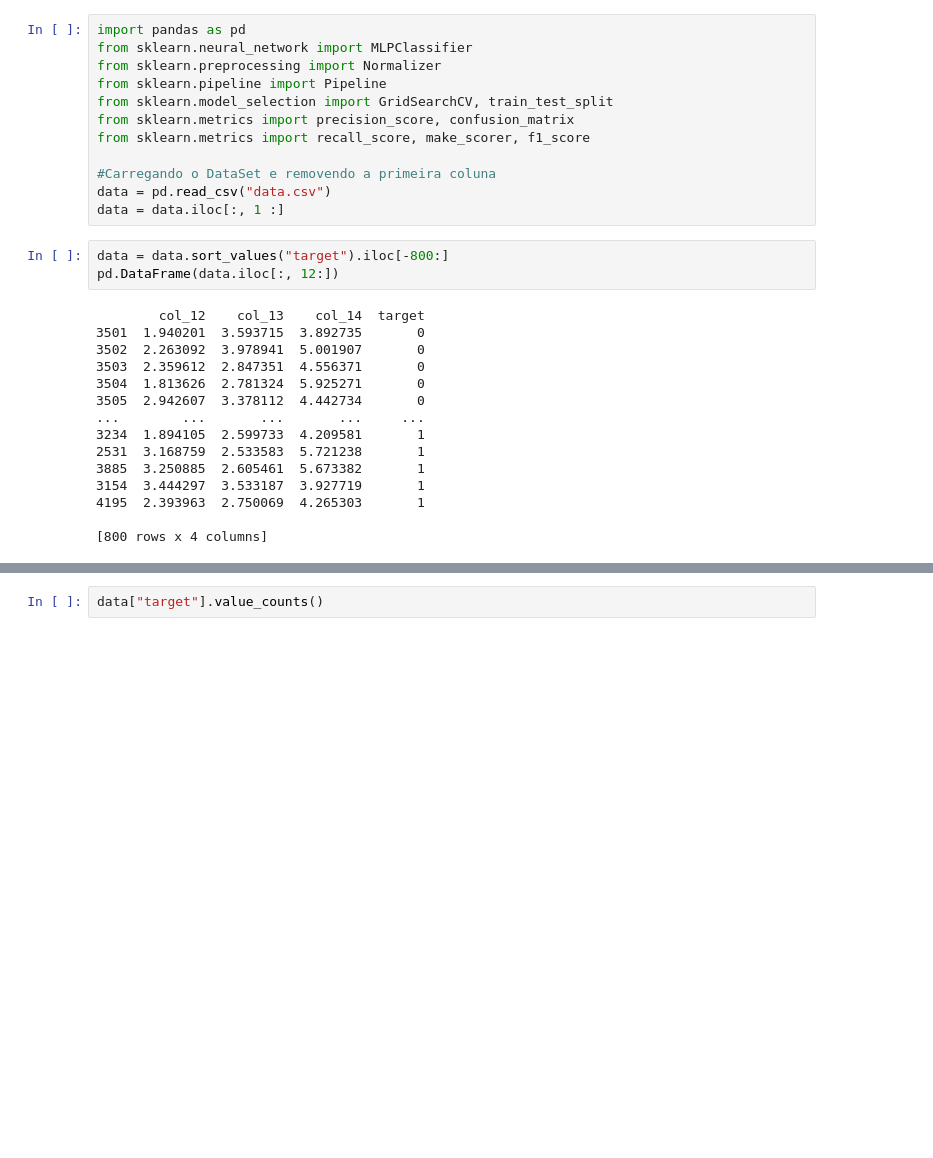
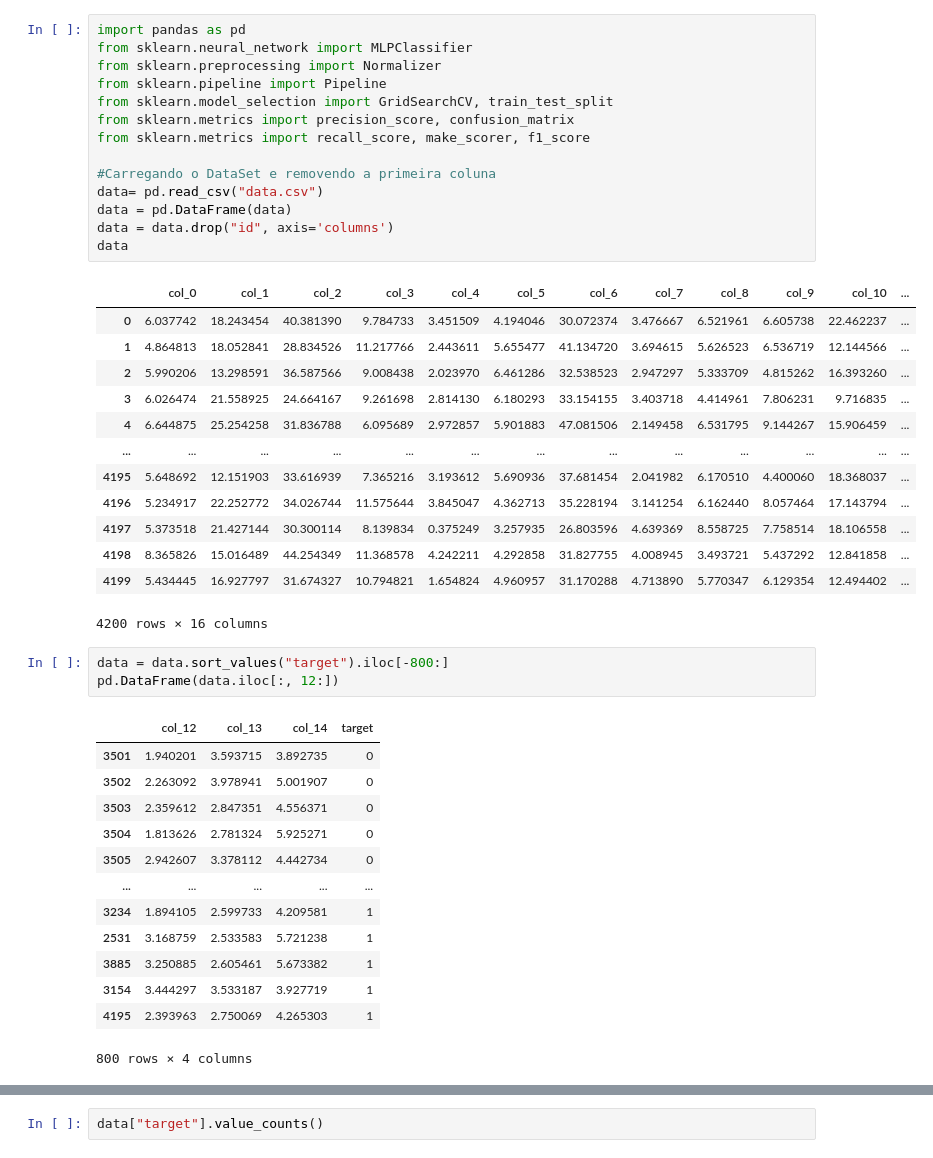
Before and after one commit to rhavyyz/ic_MLP, a Jupyter notebook: main.ipynb, the cells around one changed output, grey strips where cells are left out. Drawn from its saved outputs; the diff is of its cells as text; blank space fills up the shorter version.

```diff
--- a/main.ipynb
+++ b/main.ipynb
@@ -1,30 +1,45 @@
 # %%
 import pandas as pd
 from sklearn.neural_network import MLPClassifier
 from sklearn.preprocessing import Normalizer
 from sklearn.pipeline import Pipeline
 from sklearn.model_selection import GridSearchCV, train_test_split
 from sklearn.metrics import precision_score, confusion_matrix
 from sklearn.metrics import recall_score, make_scorer, f1_score
 
 #Carregando o DataSet e removendo a primeira coluna
-data = pd.read_csv("data.csv")
-data = data.iloc[:, 1 :]
+data= pd.read_csv("data.csv")
+data = pd.DataFrame(data)
+data = data.drop("id", axis='columns')
+data
+# %% [output]
+|  | col_0 | col_1 | col_2 | col_3 | col_4 | col_5 | col_6 | col_7 | col_8 | col_9 | col_10 | ... |
+| 0 | 6.037742 | 18.243454 | 40.381390 | 9.784733 | 3.451509 | 4.194046 | 30.072374 | 3.476667 | 6.521961 | 6.605738 | 22.462237 | ... |
+| 1 | 4.864813 | 18.052841 | 28.834526 | 11.217766 | 2.443611 | 5.655477 | 41.134720 | 3.694615 | 5.626523 | 6.536719 | 12.144566 | ... |
+| 2 | 5.990206 | 13.298591 | 36.587566 | 9.008438 | 2.023970 | 6.461286 | 32.538523 | 2.947297 | 5.333709 | 4.815262 | 16.393260 | ... |
+| 3 | 6.026474 | 21.558925 | 24.664167 | 9.261698 | 2.814130 | 6.180293 | 33.154155 | 3.403718 | 4.414961 | 7.806231 | 9.716835 | ... |
+| 4 | 6.644875 | 25.254258 | 31.836788 | 6.095689 | 2.972857 | 5.901883 | 47.081506 | 2.149458 | 6.531795 | 9.144267 | 15.906459 | ... |
+| ... | ... | ... | ... | ... | ... | ... | ... | ... | ... | ... | ... | ... |
+| 4195 | 5.648692 | 12.151903 | 33.616939 | 7.365216 | 3.193612 | 5.690936 | 37.681454 | 2.041982 | 6.170510 | 4.400060 | 18.368037 | ... |
+| 4196 | 5.234917 | 22.252772 | 34.026744 | 11.575644 | 3.845047 | 4.362713 | 35.228194 | 3.141254 | 6.162440 | 8.057464 | 17.143794 | ... |
+| 4197 | 5.373518 | 21.427144 | 30.300114 | 8.139834 | 0.375249 | 3.257935 | 26.803596 | 4.639369 | 8.558725 | 7.758514 | 18.106558 | ... |
+| 4198 | 8.365826 | 15.016489 | 44.254349 | 11.368578 | 4.242211 | 4.292858 | 31.827755 | 4.008945 | 3.493721 | 5.437292 | 12.841858 | ... |
+| 4199 | 5.434445 | 16.927797 | 31.674327 | 10.794821 | 1.654824 | 4.960957 | 31.170288 | 4.713890 | 5.770347 | 6.129354 | 12.494402 | ... |
+4200 rows × 16 columns
 # %%
 data = data.sort_values("target").iloc[-800:]
 pd.DataFrame(data.iloc[:, 12:])
 # %% [output]
+|  | col_12 | col_13 | col_14 | target |
+| 3501 | 1.940201 | 3.593715 | 3.892735 | 0 |
+| 3502 | 2.263092 | 3.978941 | 5.001907 | 0 |
+| 3503 | 2.359612 | 2.847351 | 4.556371 | 0 |
+| 3504 | 1.813626 | 2.781324 | 5.925271 | 0 |
+| 3505 | 2.942607 | 3.378112 | 4.442734 | 0 |
+| ... | ... | ... | ... | ... |
+| 3234 | 1.894105 | 2.599733 | 4.209581 | 1 |
+| 2531 | 3.168759 | 2.533583 | 5.721238 | 1 |
+| 3885 | 3.250885 | 2.605461 | 5.673382 | 1 |
+| 3154 | 3.444297 | 3.533187 | 3.927719 | 1 |
+| 4195 | 2.393963 | 2.750069 | 4.265303 | 1 |
-        col_12    col_13    col_14  target
-3501  1.940201  3.593715  3.892735       0
-3502  2.263092  3.978941  5.001907       0
-3503  2.359612  2.847351  4.556371       0
-3504  1.813626  2.781324  5.925271       0
-3505  2.942607  3.378112  4.442734       0
-...        ...       ...       ...     ...
-3234  1.894105  2.599733  4.209581       1
-2531  3.168759  2.533583  5.721238       1
-3885  3.250885  2.605461  5.673382       1
-3154  3.444297  3.533187  3.927719       1
-4195  2.393963  2.750069  4.265303       1
-
-[800 rows x 4 columns]
+800 rows × 4 columns
```
Also changed, not shown: parts of 6 cells of this notebook.
